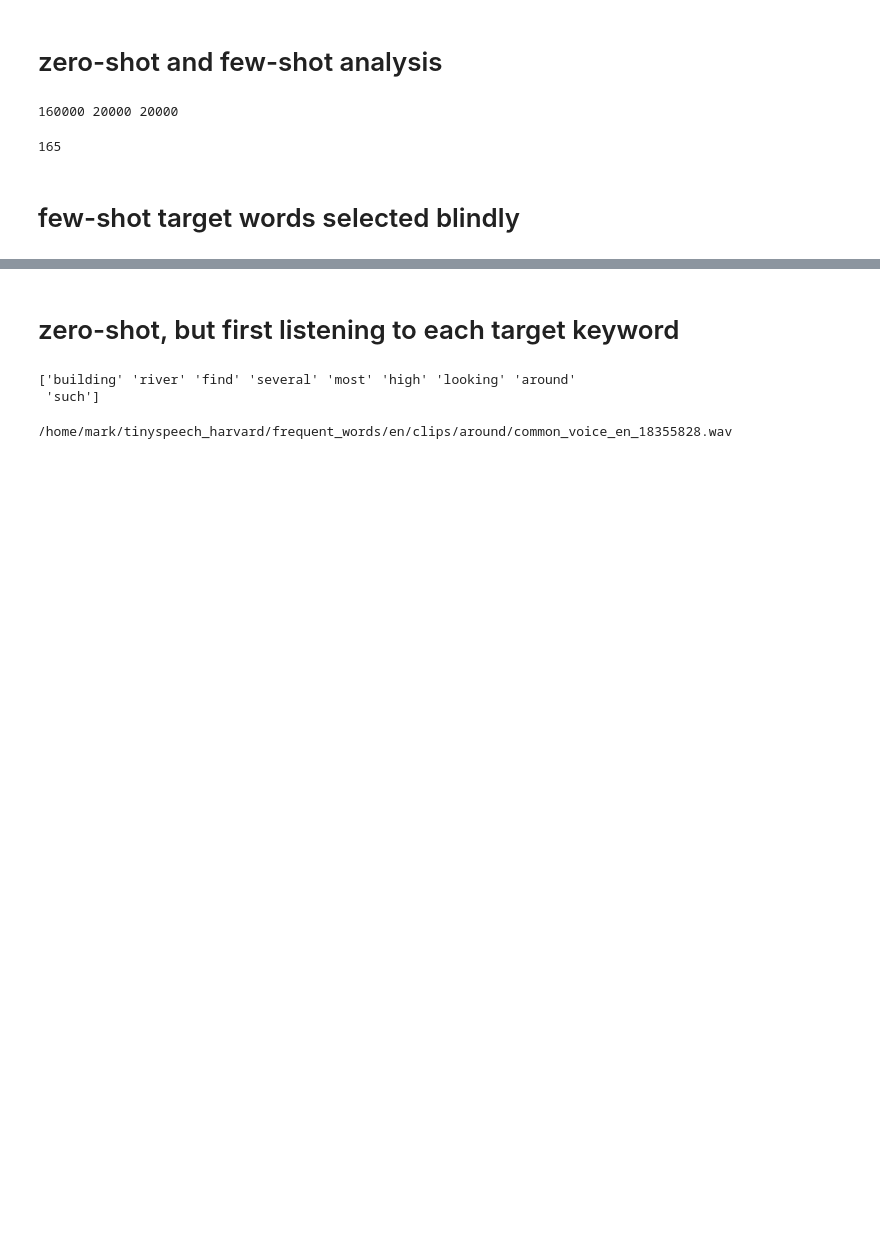
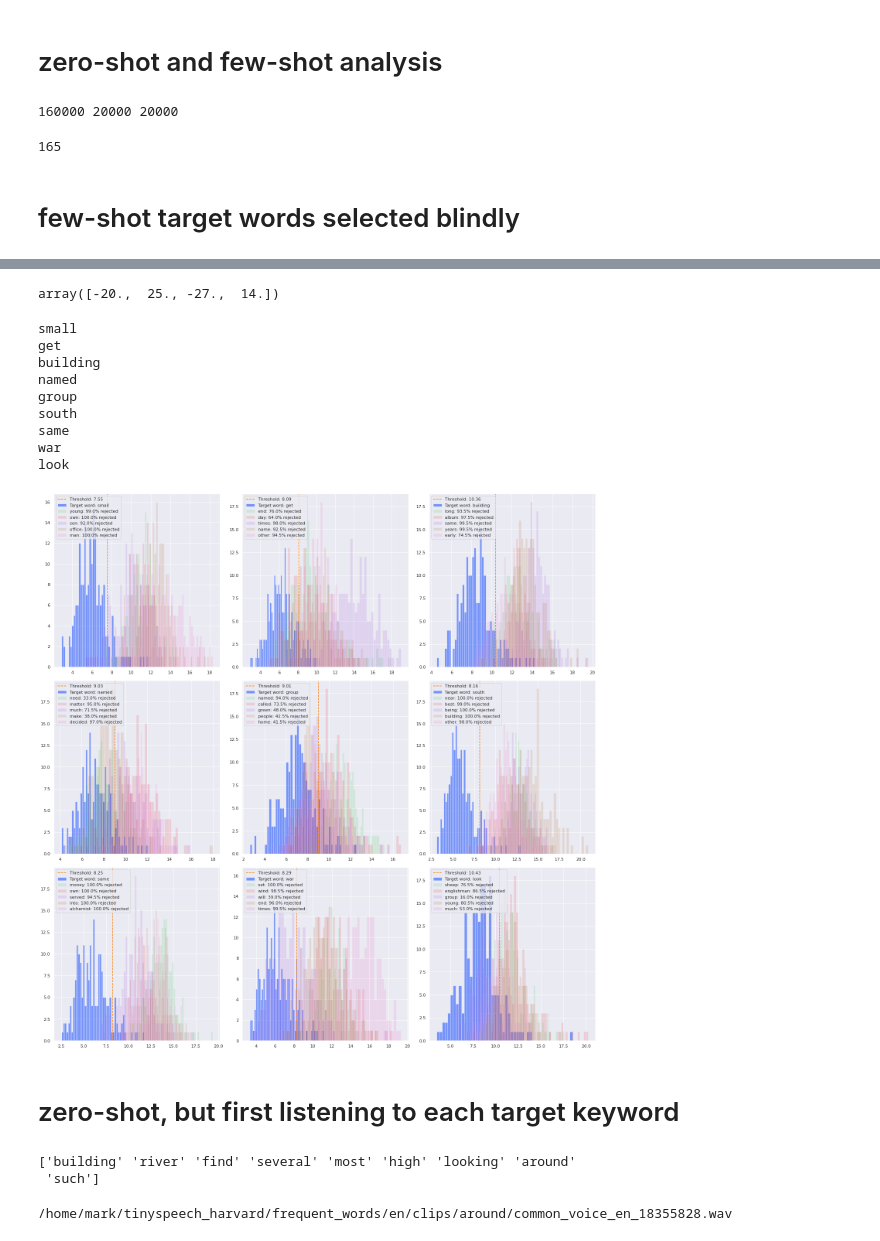
Before and after one commit to harvard-edge/multilingual_kws, a Jupyter notebook: embedding_experiments.ipynb, the cells around one changed output, grey strips where cells are left out. Cells and saved outputs as stored; diff of their text form; code cells hidden in the pictures; blank space fills up the shorter version.

Commit message:
vectorized fewshot

```diff
--- a/embedding_experiments.ipynb
+++ b/embedding_experiments.ipynb
@@ -131,3 +131,22 @@ for ix,w in enumerate(samples):
 values, bins, _ = plt.hist(distances_to_target,bins=50);
 # %% [markdown]
 # few-shot target words selected blindly
+# %%
+NUM_SAMPLES=200
+THRESH = 0.9
+NON_TARGET_WORDS = 5
+FEW_SHOT = 5
+candidates = glob.glob(f"{data_dir}{candidate_word}/*.wav")
+samples = np.random.choice(candidates, NUM_SAMPLES + FEW_SHOT, replace=False)
+
+targets = samples[:FEW_SHOT]
+additional_samples = samples[FEW_SHOT:]
+
+target_embeddings = to_embeddings_vectorized(targets)
+print(target_embeddings.shape)
+# distances = [min_distance_to_embeddings(target_embeddings, f) for f in additional_samples]
+
+# threshold = np.quantile(distances, THRESH)
+
+# non_target_words = np.random.choice(other_words, NON_TARGET_WORDS + 1, replace=False)
+# non_target_words = [w for w in non_target_words if w != candidate_word][:NON_TARGET_WORDS]
@@ -134,3 +222,7 @@ values, bins, _ = plt.hist(distances_to_target,bins=50);
+# %%
+res[0][0]
+# %% [output]
+array([-20.,  25., -27.,  14.])
 # %%
 NUM_SAMPLES=200
 THRESH = 0.9
@@ -142,10 +234,22 @@ nrows,ncols = 3,3
 fig,axes= plt.subplots(nrows=nrows,ncols=ncols,constrained_layout=True)
 assert nrows * ncols == NUM_WORDS
 
-def min_distance_to_embeddings(target_embeddings, file_path):
+def min_distance_to_embeddings(target_embeddings, file_paths):
     e = to_embedding(file_path)
+    es = to_embeddings_vectorized(file_paths)
     distances = np.linalg.norm(target_embeddings - e, axis=1)
     return np.amin(distances)
+
+def vectorized_min_distances_to_few_shot_embeddings(target_embeddings, file_paths):
+    candidate_embeddings = to_embeddings_vectorized(file_paths)
+    # n_candidate_embeddings x 1 x embedding_width
+    candidate_embeddings = candidate_embeddings[:,np.newaxis,:]
+    # n_candidate_embeddings x m_target_embeddings x embedding_width
+    a_to_b = candidate_embeddings - target_embeddings
+
+    # n_candidate_embeddings x m_target_embeddings
+    distances = np.linalg.norm(a_to_b, axis=2)
+    return np.amin(distances,axis=1)
 
 candidate_words = np.random.choice(other_words, NUM_WORDS, replace=False)
 for ix,candidate_word in enumerate(candidate_words):
@@ -154,36 +258,48 @@ for ix,candidate_word in enumerate(candidate_words):
     ax = axes[row][col]
     print(candidate_word)
 
     candidates = glob.glob(f"{data_dir}{candidate_word}/*.wav")
     samples = np.random.choice(candidates, NUM_SAMPLES + FEW_SHOT, replace=False)
 
     targets = samples[:FEW_SHOT]
     additional_samples = samples[FEW_SHOT:]
 
-    target_embeddings = np.array([to_embedding(t) for t in targets])
-    distances = [min_distance_to_embeddings(target_embeddings, f) for f in additional_samples]
+    target_embeddings = to_embeddings_vectorized(targets)
+    #distances = [min_distance_to_embeddings(target_embeddings, f) for f in additional_samples]
+    distances = vectorized_min_distances_to_few_shot_embeddings(target_embeddings, additional_samples)
 
     threshold = np.quantile(distances, THRESH)
 
     non_target_words = np.random.choice(other_words, NON_TARGET_WORDS + 1, replace=False)
     non_target_words = [w for w in non_target_words if w != candidate_word][:NON_TARGET_WORDS]
 
     # target distance distribution
     ax.hist(distances, bins=50, alpha=0.5, label=f"Target word: {candidate_word}", color=sns.color_palette("bright")[0]);
     # target threshold
     ax.axvline(x=threshold, label=f"Threshold: {threshold:.2f}", linestyle="--", color=sns.color_palette("bright")[1])
 
     for jx, w in enumerate(non_target_words):
         non_target_candidates = glob.glob(f"{data_dir}{w}/*.wav")
         non_target_samples = np.random.choice(non_target_candidates, NUM_SAMPLES, replace=False)
-        non_target_distances = np.array([np.linalg.norm(target_embedding - to_embedding(f)) for f in non_target_samples])
+        non_target_distances = vectorized_min_distances_to_few_shot_embeddings(target_embeddings, non_target_samples)
 
         correct_rejected_pct = (non_target_distances[non_target_distances > threshold].shape[0] / NUM_SAMPLES) * 100
 
         ax.hist(non_target_distances, bins=50, alpha=0.125, label=f"{w}: {correct_rejected_pct:.1f}% rejected", color=sns.color_palette("bright")[jx + 2]);
 
     ax.legend(loc='upper left');
 fig.set_size_inches(20,20);
+# %% [output]
+small
+get
+building
+named
+group
+south
+same
+war
+look
+[figure, added]
 # %% [markdown]
 # zero-shot, but first listening to each target keyword
 # %%
```
Also changed, not shown: parts of 7 cells of this notebook.
